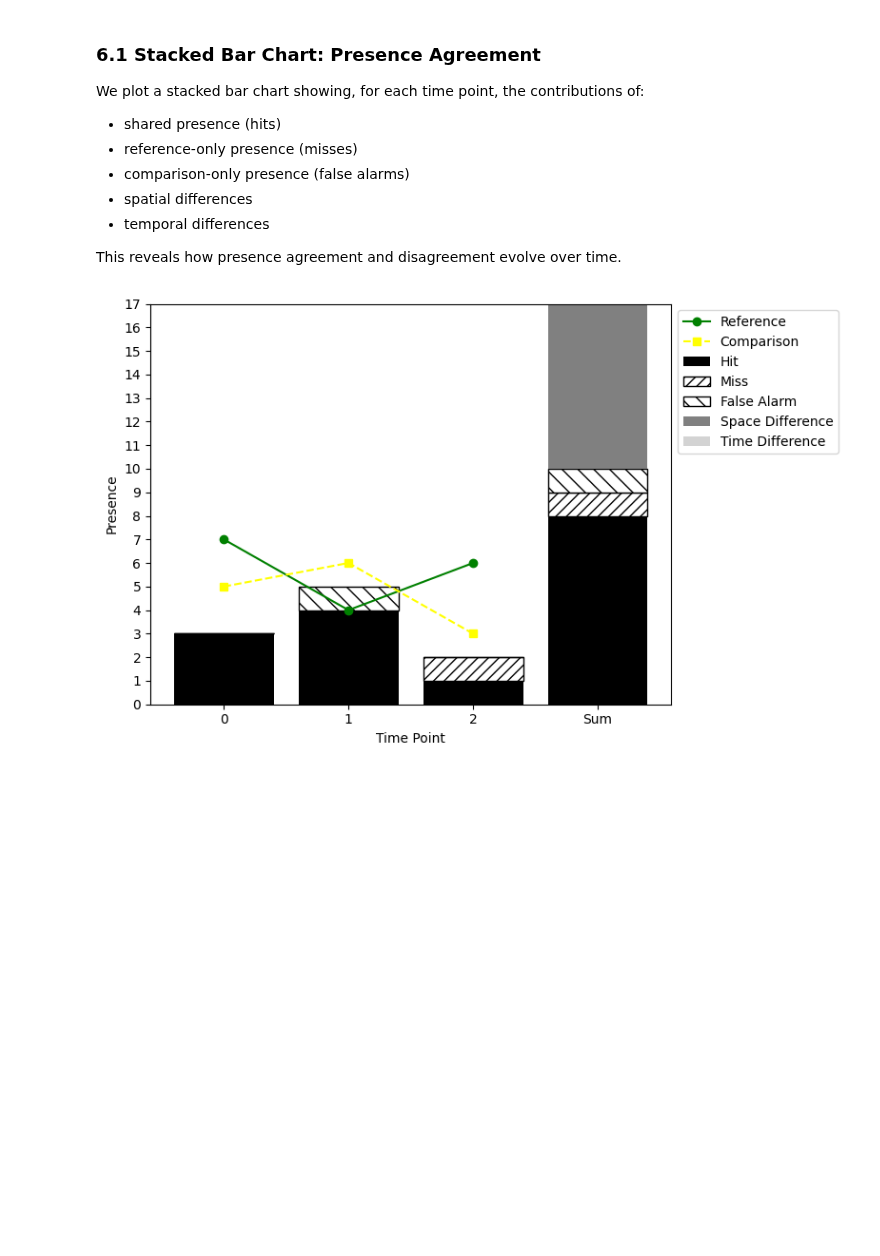
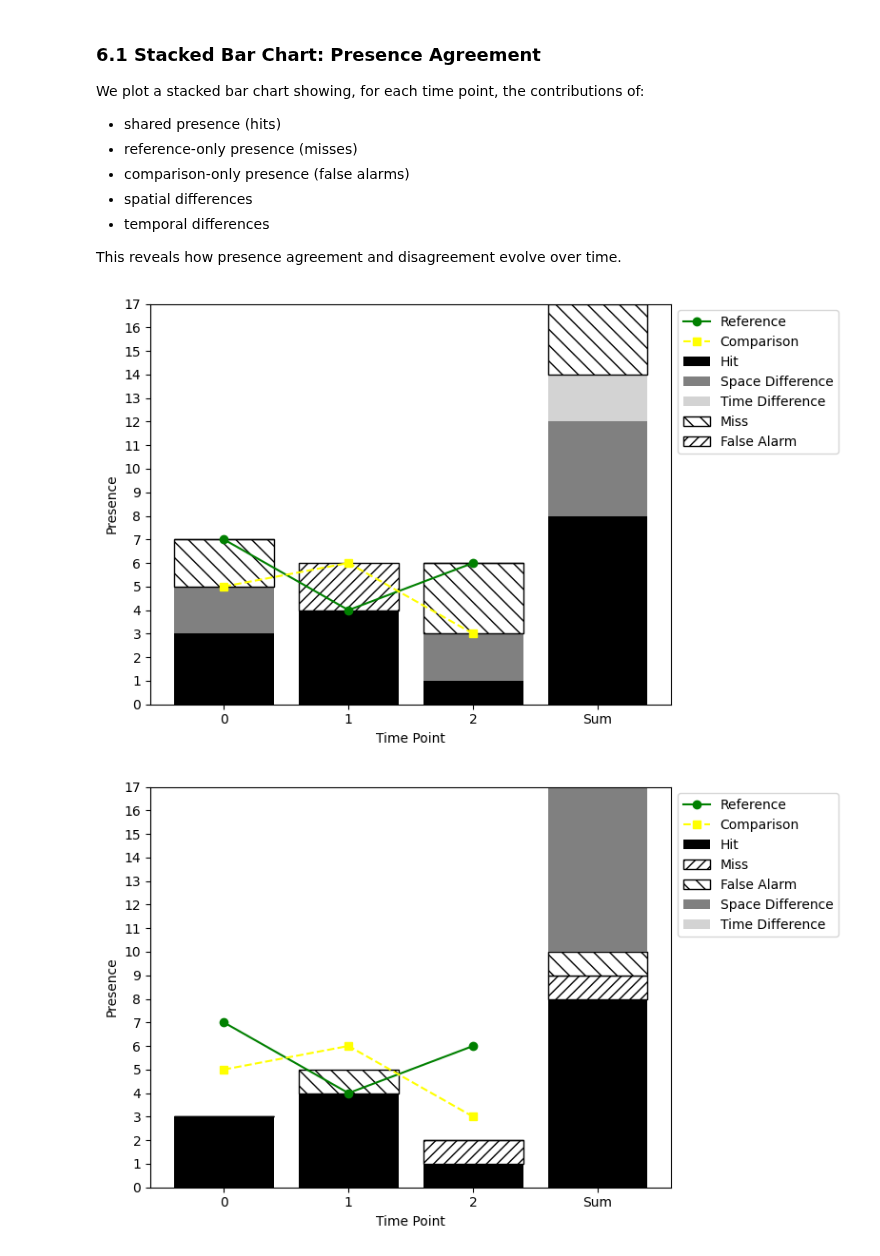
Before and after one commit to antoniovfonseca/compare-time-series, a Jupyter notebook: comparison-time-series1.ipynb, the cells around one changed output. Drawn from its saved outputs; the diff is of its cells as text; code cells hidden in the pictures; blank space fills up the shorter version.

```diff
--- a/comparison-time-series1.ipynb
+++ b/comparison-time-series1.ipynb
@@ -688,6 +669,74 @@ We plot a stacked bar chart showing, for each time point, the contributions of:
 - temporal differences
 
 This reveals how presence agreement and disagreement evolve over time.
+# %%
+import numpy as np
+import matplotlib.pyplot as plt
+
+# Section 6.1: Presence Agreement per Time Point including Sum
+
+# assume p_x, p_y, hits_tp, space_diff, misses_tp, false_tp, time_diff_tp are in memory
+
+# compute Sum-bar components
+hits_sum   = hits_tp.sum()                             # 8
+space_sum  = space_diff.sum()                          # 4
+# net disagreement for Sum: misses sum minus false alarms sum
+net_misses = misses_tp.sum() - false_tp.sum()          # 3
+miss_sum   = net_misses if net_misses > 0 else 0       # 3
+false_sum  = -net_misses if net_misses < 0 else 0      # 0
+time_sum   = 2                                         # full-extent timing mismatch
+
+# assemble full arrays
+hits_all   = np.append(hits_tp, hits_sum)
+space_all  = np.append(space_diff, space_sum)
+time_all   = np.append(time_diff_tp, time_sum)
+miss_all   = np.append(misses_tp, miss_sum)
+false_all  = np.append(false_tp, false_sum)
+
+# reference/comparison full series sums
+ref_tp   = p_x.sum(axis=1)
+comp_tp  = p_y.sum(axis=1)
+ref_all  = np.append(ref_tp,ref_tp.sum())
+comp_all = np.append(comp_tp,comp_tp.sum())
+
+# plotting
+categories = ['0', '1', '2', 'Sum']
+x = np.arange(len(categories))
+
+plt.figure(figsize=(8,5))
+plt.bar(x, hits_all,      color='black',                        label='Hit')
+plt.bar(x, space_all,     bottom=hits_all,                       color='gray',     label='Space Difference')
+plt.bar(x, time_all,      bottom=hits_all+space_all,            color='lightgray',label='Time Difference')
+plt.bar(x, miss_all,      bottom=hits_all+space_all+time_all,
+        facecolor='white', edgecolor='black', hatch='\\\\',    label='Miss')
+plt.bar(x, false_all,     bottom=hits_all+space_all+time_all+miss_all,
+        facecolor='white', edgecolor='black', hatch='///',     label='False Alarm')
+
+plt.plot(x[:num_time_points],
+         ref_tp,color='green',
+         linestyle='-',
+         marker='o',
+         label='Reference'
+         )
+
+plt.plot(x[:num_time_points],
+         comp_tp,color='yellow',
+         linestyle='--',
+         marker='s',
+         label='Comparison'
+         )
+
+plt.xlabel('Time Point')
+plt.ylabel('Presence')
+plt.xticks(x, categories)
+plt.ylim(0, 17)
+plt.yticks(np.arange(0,18,1))
+# plt.grid(axis='y', linestyle='--', linewidth=0.5)
+plt.legend(loc='upper left', bbox_to_anchor=(1,1))
+plt.tight_layout()
+plt.show()
+# %% [output]
+[figure, added]
 # %%
 # 1) Per-timepoint component sums (t=0,1,2)
 hits_tp   = h.sum(axis=1)
```
Also changed, not shown: parts of 5 cells of this notebook.
